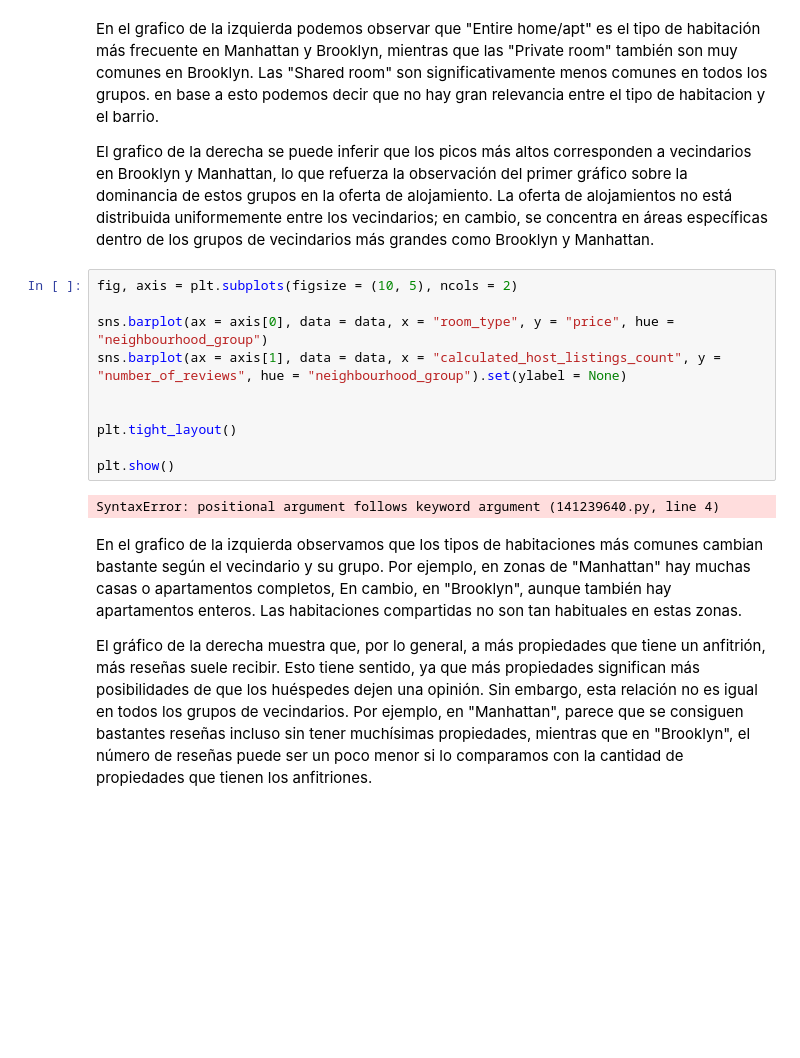
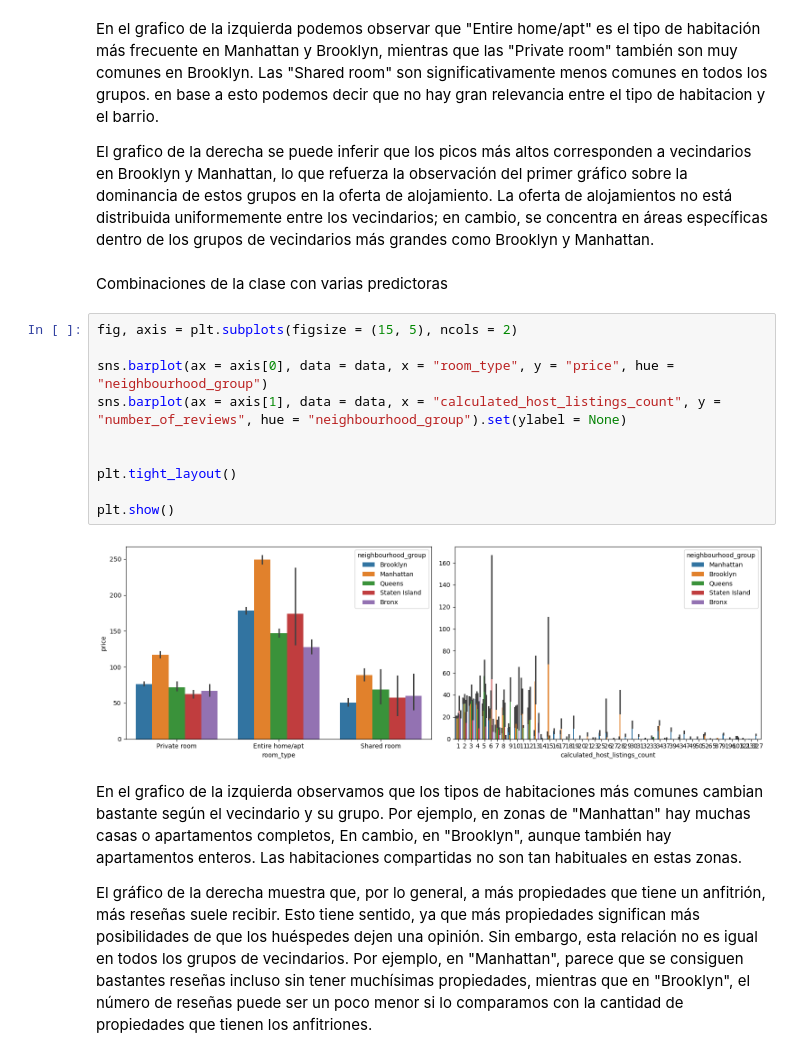
Before and after one commit to 4GeeksAcademy/Tulio-Gimenez-Tutorial-de-Proyecto-de-Preprocesamiento-de-Datos, a Jupyter notebook: src/explore.ipynb, the cells around one changed output. Cells and saved outputs as stored; diff of their text form; blank space fills up the shorter version.

```diff
--- a/src/explore.ipynb
+++ b/src/explore.ipynb
@@ -172,18 +178,20 @@ En el grafico de la izquierda podemos observar que "Entire home/apt" es el tipo
 en base a esto podemos decir que no hay gran relevancia entre el tipo de habitacion y el barrio.
 
 El grafico de la derecha se puede inferir que los picos más altos corresponden a vecindarios en Brooklyn y Manhattan, lo que refuerza la observación del primer gráfico sobre la dominancia de estos grupos en la oferta de alojamiento. La oferta de alojamientos no está distribuida uniformemente entre los vecindarios; en cambio, se concentra en áreas específicas dentro de los grupos de vecindarios más grandes como Brooklyn y Manhattan.
+# %% [markdown]
+Combinaciones de la clase con varias predictoras
 # %%
-fig, axis = plt.subplots(figsize = (10, 5), ncols = 2)
+fig, axis = plt.subplots(figsize = (15, 5), ncols = 2)
 
 sns.barplot(ax = axis[0], data = data, x = "room_type", y = "price", hue = "neighbourhood_group")
 sns.barplot(ax = axis[1], data = data, x = "calculated_host_listings_count", y = "number_of_reviews", hue = "neighbourhood_group").set(ylabel = None)
 
 
 plt.tight_layout()
 
 plt.show()
 # %% [output]
-SyntaxError: positional argument follows keyword argument (141239640.py, line 4)
+[figure, added]
 # %% [markdown]
 En el grafico de la izquierda observamos que los tipos de habitaciones más comunes cambian bastante según el vecindario y su grupo. Por ejemplo, en zonas de "Manhattan" hay muchas casas o apartamentos completos, En cambio, en "Brooklyn", aunque también hay apartamentos enteros. Las habitaciones compartidas no son tan habituales en estas zonas.
 
```
Also changed, not shown: parts of 24 cells of this notebook.
